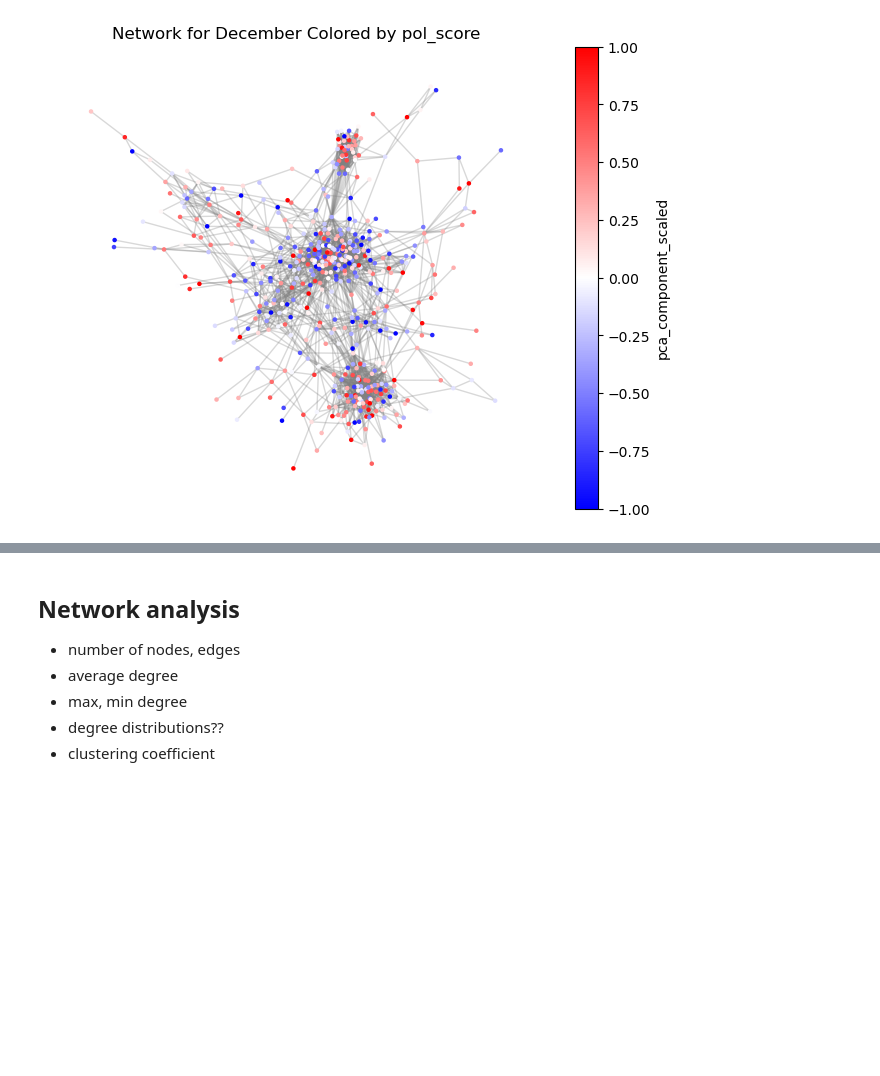
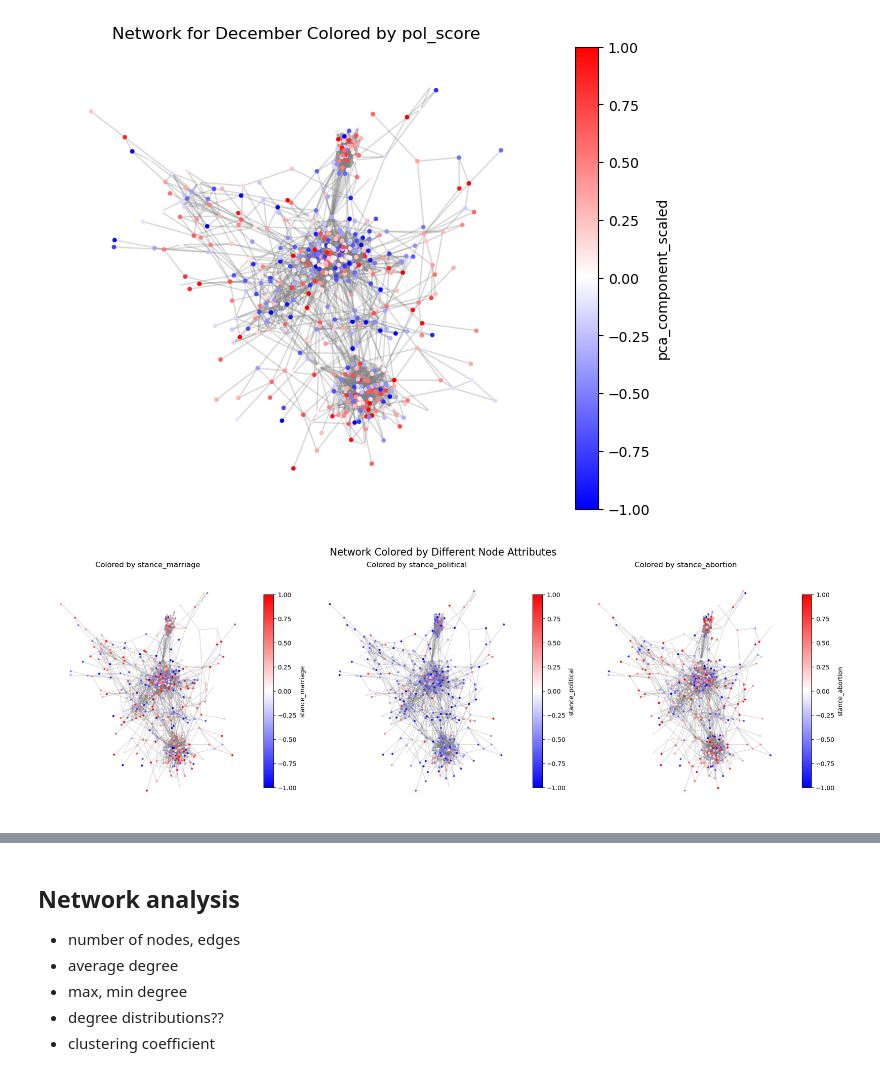
Before and after one commit to b0psheva27/BSc_project_polarization, a Jupyter notebook: notebooks/09_analysis.ipynb, the cells around one changed output, grey strips where cells are left out. Cells and saved outputs as stored; diff of their text form; code cells hidden in the pictures; blank space fills up the shorter version.

Commit message:
added more analysis of the network
Co-Authored-By: b0psheva27 <129192578+b0psheva27@users.noreply.github.com>

```diff
--- a/notebooks/09_analysis.ipynb
+++ b/notebooks/09_analysis.ipynb
@@ -195,3 +196,49 @@ plt.title("Network for December Colored by pol_score")
 plt.show()
 # %% [output]
 [figure]
+# %%
+import matplotlib.pyplot as plt
+import networkx as nx
+import numpy as np
+from matplotlib.cm import ScalarMappable
+
+def plot_graph_colored_by_attributes(G, attributes, cmap=plt.cm.bwr, num_plots = 3):
+    """
+    Plots the same graph in 3 subplots colored by different node attributes.
+
+    Parameters:
+    - G: NetworkX graph
+    - attributes: List of 3 node attribute names to color by
+    - cmap: Colormap (default: bwr)
+    """
+
+    fig, axes = plt.subplots(1, num_plots, figsize=(18, 6), constrained_layout=True)
+    pos = nx.spring_layout(G, seed=42)
+
+    for i, attr in enumerate(attributes):
+        values = [G.nodes[n].get(attr, 0) for n in G.nodes]
+        ax = axes[i]
+
+        nx.draw(
+            G, pos,
+            node_color=values,
+            cmap=cmap,
+            edge_color=(0.5, 0.5, 0.5, 0.3),
+            node_size=5,
+            ax=ax
+        )
+
+        sm = ScalarMappable(cmap=cmap)
+        sm.set_array(values)
+        cbar = plt.colorbar(sm, ax=ax, shrink=0.8)
+        cbar.set_label(attr)
+
+        ax.set_title(f"Colored by {attr}")
+        ax.axis("off")
+
+    plt.suptitle("Network Colored by Different Node Attributes", fontsize=16)
+    plt.show()
+# %%
+plot_graph_colored_by_attributes(G_dec, ['stance_marriage', 'stance_political', 'stance_abortion'])
+# %% [output]
+[figure, added]
```
Also changed, not shown: parts of 29 cells of this notebook.
